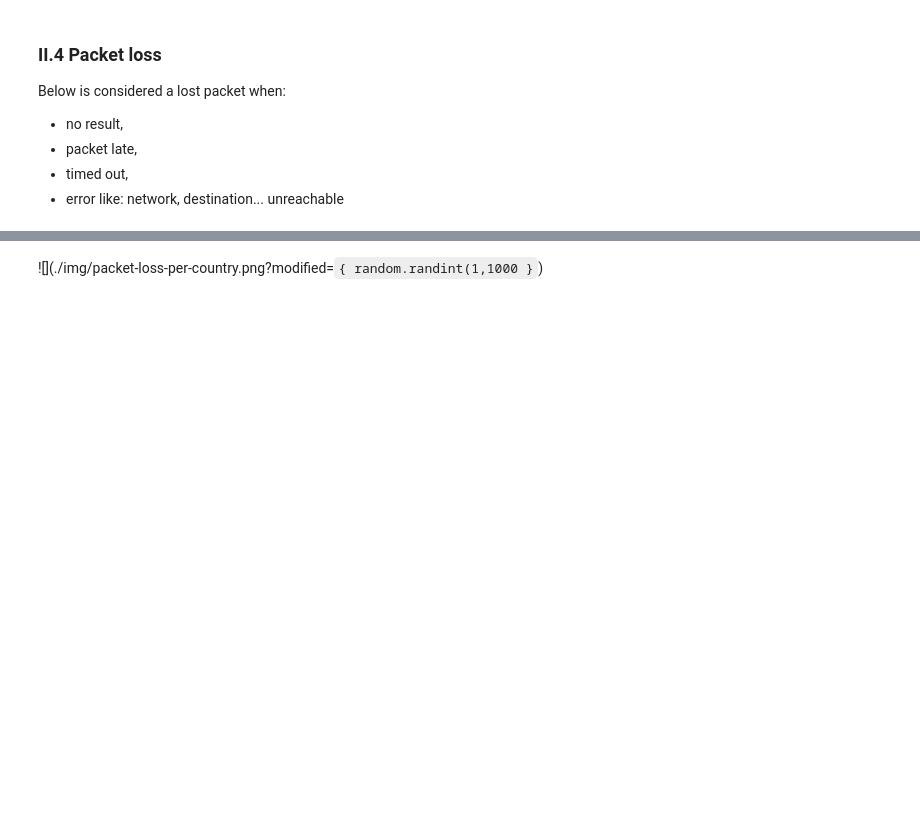
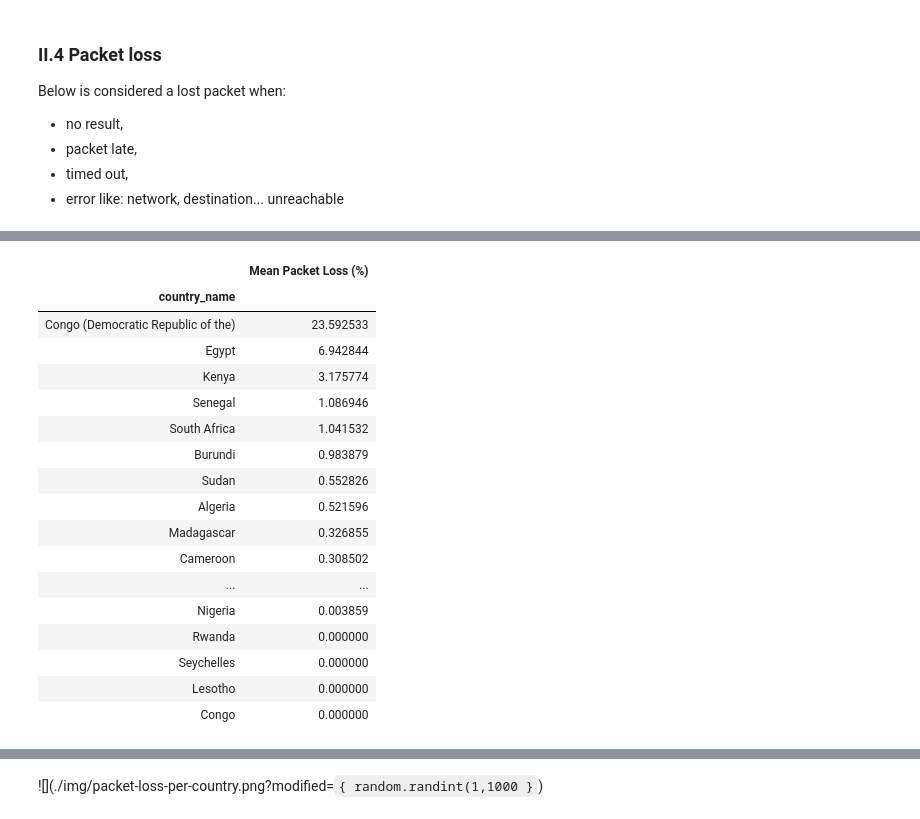
Before and after one commit to franckalbinet/latency-internet-africa, a Jupyter notebook: latency-internet-africa.ipynb, the cells around one changed output, grey strips where cells are left out. Cells and saved outputs as stored; diff of their text form; code cells hidden in the pictures; blank space fills up the shorter version.

```diff
--- a/latency-internet-africa.ipynb
+++ b/latency-internet-africa.ipynb
@@ -605 +594,25 @@ Name: packet_loss, dtype: float64
+# %%
+data.groupby('country_name')\
+    .agg({'packet_loss':'mean'})\
+    .sort_values(by='packet_loss', ascending=False)\
+    .rename(columns={'packet_loss': 'Mean Packet Loss (%)'})
+# %% [output]
+|  | Mean Packet Loss (%) |
+| country_name |  |
+| Congo (Democratic Republic of the) | 23.592533 |
+| Egypt | 6.942844 |
+| Kenya | 3.175774 |
+| Senegal | 1.086946 |
+| South Africa | 1.041532 |
+| Burundi | 0.983879 |
+| Sudan | 0.552826 |
+| Algeria | 0.521596 |
+| Madagascar | 0.326855 |
+| Cameroon | 0.308502 |
+| ... | ... |
+| Nigeria | 0.003859 |
+| Rwanda | 0.000000 |
+| Seychelles | 0.000000 |
+| Lesotho | 0.000000 |
+| Congo | 0.000000 |
 # %%
```
Also changed, not shown: parts of 42 cells of this notebook, 8 other files.
